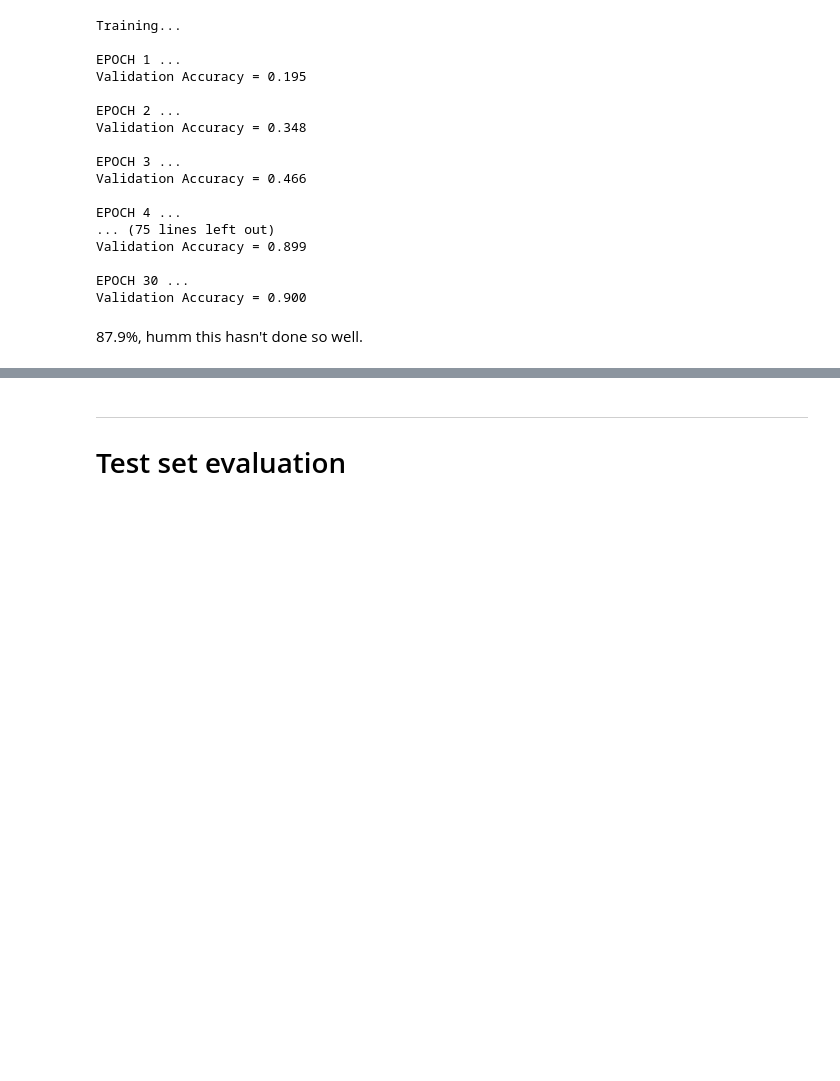
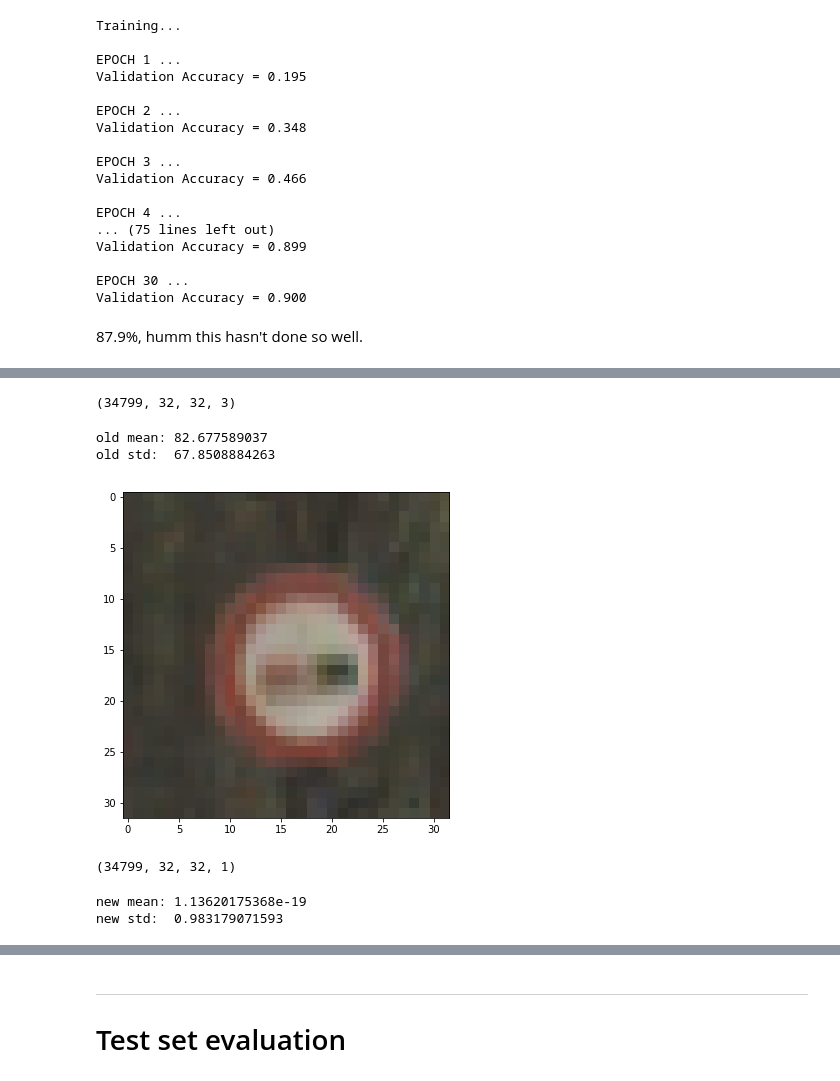
Before and after one commit to fqaiser94/CarND-Traffic-Sign-Classifier-Project, a Jupyter notebook: Traffic_Sign_Classifier.ipynb, the cells around one changed output, grey strips where cells are left out. Drawn from its saved outputs; the diff is of its cells as text; code cells hidden in the pictures; blank space fills up the shorter version.

```diff
--- a/Traffic_Sign_Classifier.ipynb
+++ b/Traffic_Sign_Classifier.ipynb
@@ -1431,0 +1547,14 @@ Validation Accuracy = 0.900
+# %%
+X_train.shape
+# %% [output]
+(34799, 32, 32, 3)
+# %%
+print('old mean: %s' %np.mean(X_train))
+print('old std:  %s' %np.std(X_train))
+# %% [output]
+old mean: 82.677589037
+old std:  67.8508884263
+# %%
+random_image(array=X_train, index=1000)
+# %% [output]
+[figure, added]
@@ -1431,0 +1572,10 @@ Validation Accuracy = 0.900
+# %%
+X_train_processed.shape
+# %% [output]
+(34799, 32, 32, 1)
+# %%
+print('new mean: %s' %np.mean(X_train_processed))
+print('new std:  %s' %np.std(X_train_processed))
+# %% [output]
+new mean: 1.13620175368e-19
+new std:  0.983179071593
```
Also changed, not shown: parts of 37 cells of this notebook.
